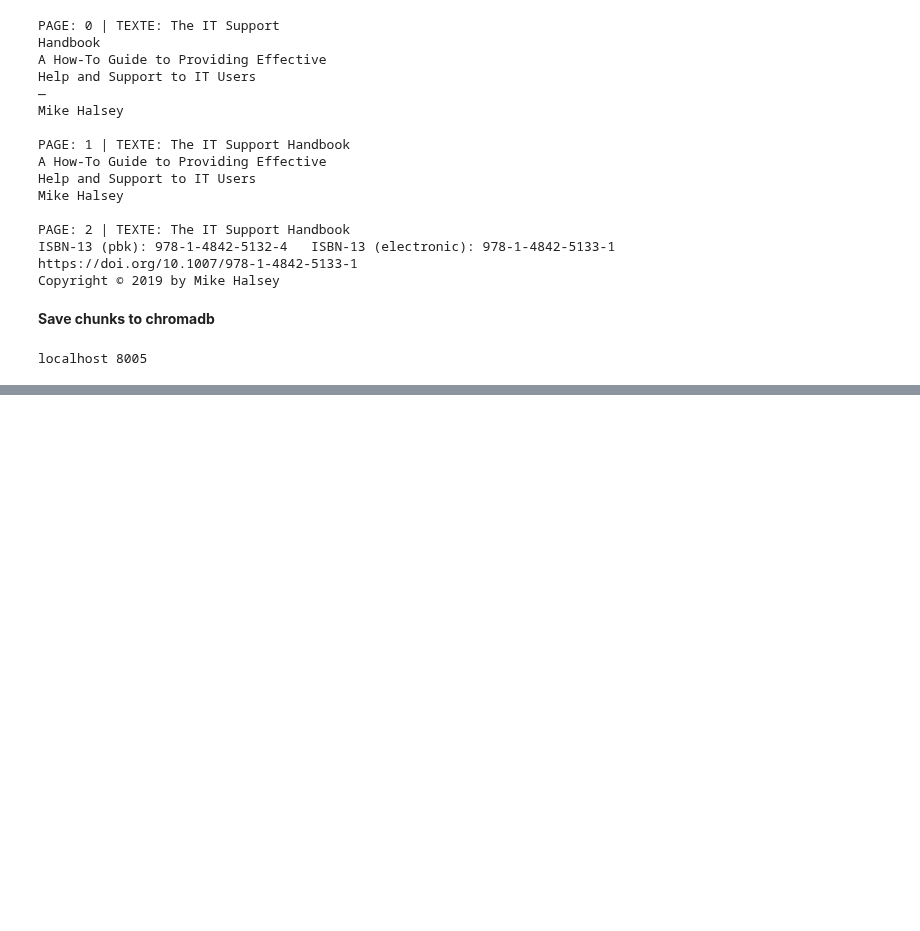
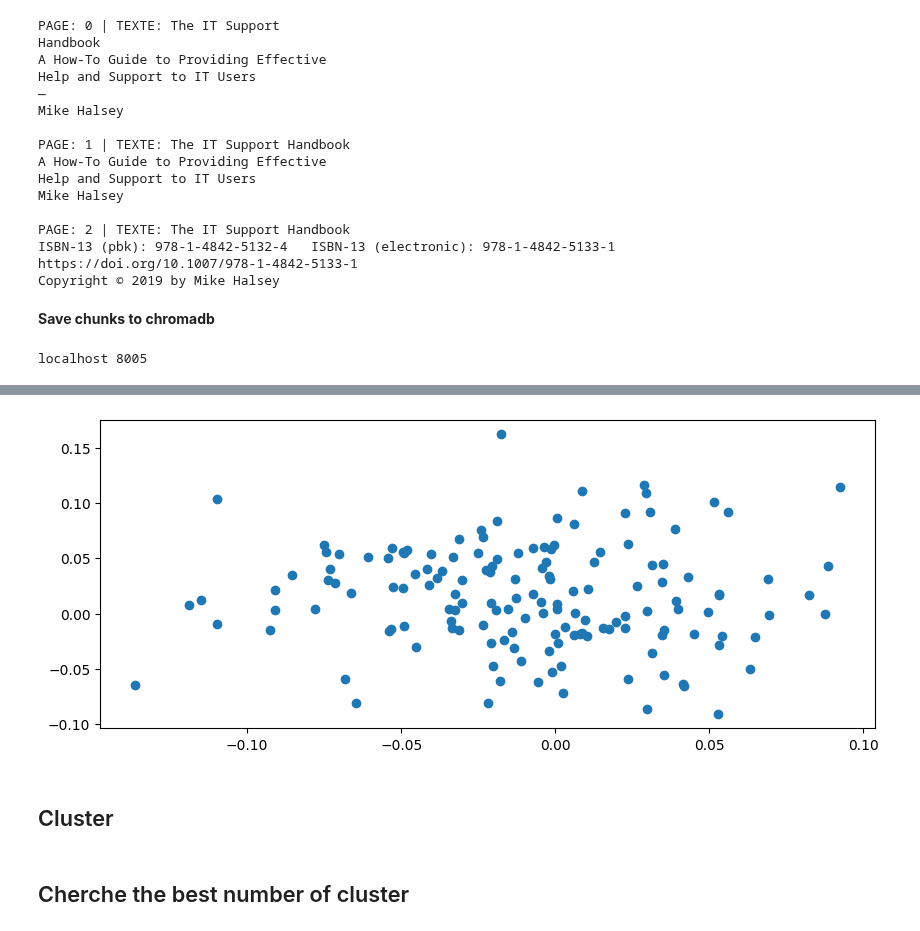
Before and after one commit to Maryemelb/chatbot-rag, a Jupyter notebook: core/nootbook.ipynb, the cells around one changed output, grey strips where cells are left out. Saved outputs shown, nothing was run; the diff lists cells and outputs as text; code cells hidden in the pictures; blank space fills up the shorter version.

```diff
--- a/core/nootbook.ipynb
+++ b/core/nootbook.ipynb
@@ -137,0 +145,17 @@ print(f"Added {len(chunks)} chunks to chroma db")
+# %%
+import sys
+import os
+from sklearn.datasets import make_blobs
+project_root = os.path.abspath(os.path.join(os.getcwd(), '..'))
+sys.path.append(project_root)
+import matplotlib.pyplot as plt
+from app.db.database import sessionLocal
+from app.models.question import Question
+from app.dependencies.dependencies import embedding
+db= sessionLocal()
+questions = db.query(Question).all()
+all_questions= []
+for c in questions:
+    q_vector=await embedding.aembed_query(c.question)
+    all_questions.append(q_vector)
+print(all_questions)
@@ -137,0 +167,9 @@ print(f"Added {len(chunks)} chunks to chroma db")
+# %%
+import matplotlib.pyplot as plt
+import numpy as np
+import matplotlib as plt
+np_question= np.array(all_questions)
+plt.figure(figsize=(10,4))
+plt.scatter(np_question[:,0], np_question[:,1])
+plt.show()
+# %% [output]
@@ -137,0 +178,5 @@ print(f"Added {len(chunks)} chunks to chroma db")
+[figure, added]
+# %% [markdown]
+## Cluster
+# %% [markdown]
+## Cherche the best number of cluster
```
Also changed, not shown: parts of 10 cells of this notebook, 17 other files.
